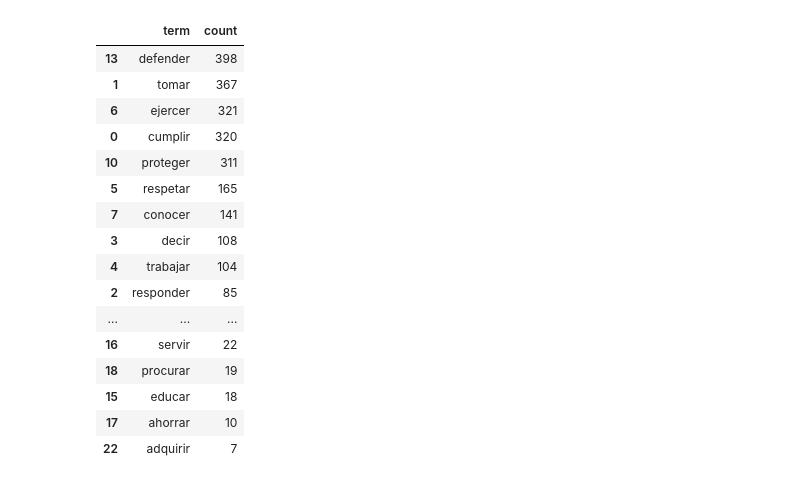
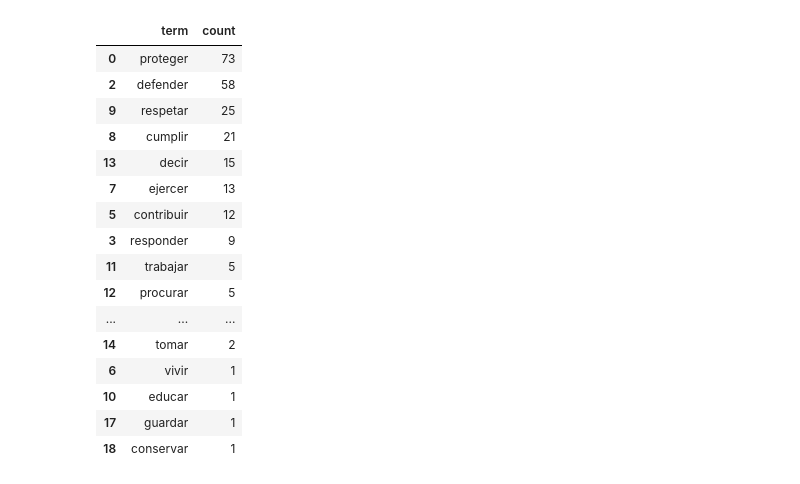
Before and after one commit to napb/PLN_Final, a Jupyter notebook: Tarea3.ipynb, the cells around one changed output. Drawn from its saved outputs; the diff is of its cells as text; code cells hidden in the pictures.

```diff
--- a/Tarea3.ipynb
+++ b/Tarea3.ipynb
@@ -37,4 +20,25 @@ def preprocess(institutions, concept_name):
 # %%
 institutions = pd.read_excel('data/ELA - Instituciones.xlsx')
-# %%
-nlp = spacy.load('es_core_news_sm')
+# %%
+def preprocess(df, concept = None, all_less_concept = None):
+  institutions = df
+  if concept is not None:
+    institutions = institutions[institutions["categoria"] == concept]
+
+  if all_less_concept is not None:
+    institutions = institutions[institutions["categoria"] != all_less_concept]
+
+  institutions['fundamento'] = institutions['fundamento'].str.lower()
+  #institutions['fundamento'] = institutions['fundamento'].apply(lambda x: re.sub("[0-9]", '', x))
+  institutions['fundamento'] = institutions['fundamento'].str.translate(str.maketrans(' ', ' ', string.punctuation))
+  institutions['fundamento'] = institutions['fundamento'].str.strip()
+  institutions['fundamento'] = institutions['fundamento'].str.replace('\n', ' ')
+  institutions['fundamento'] = institutions['fundamento'].str.replace('  ', ' ')
+  institutions['fundamento'] = institutions['fundamento'].str.replace('   ', ' ')
+  institutions['fundamento'] = institutions['fundamento'].str.replace('    ', ' ')
+  institutions['fundamento'] = institutions['fundamento'].str.replace('     ', ' ')
+
+  institutions = institutions[[len(str(x).split()) > 2 for x in institutions.fundamento]]
+  return institutions.reset_index(drop=True)
+# %%
+institutions_ffaa = preprocess(institutions, "Fuerzas Armadas")
@@ -44,8 +90,8 @@ nlp = spacy.load('es_core_news_sm')
 df = pd.DataFrame()
 l_derechos = []
 
-for ix in range(institutions.shape[0]):
-  texto = str(institutions.fundamento[ix]).lower()
+for ix in range(institutions_ffaa.shape[0]):
+  texto = str(institutions_ffaa.fundamento[ix]).lower()
   doc = nlp(texto)
   tokens = [word.orth_ for word in doc]
   tcounts1 = Counter(category for token in tokens for category in parse(token))
@@ -64,22 +110,22 @@ Wall time: 6min 33s
 # %%
-df_MFD_invir = pd.DataFrame.from_dict(Counter(l_derechos), orient = 'index').reset_index()
-df_MFD_invir = df_MFD_invir.rename(columns = {'index':'term', 0:'count'})
-df_MFD_invir.sort_values('count', ascending = False)[0:20]
+df_concept_ffaa = pd.DataFrame.from_dict(Counter(l_derechos), orient = 'index').reset_index()
+df_concept_ffaa = df_concept_ffaa.rename(columns = {'index' : 'term', 0 : 'count'})
+df_concept_ffaa.sort_values('count', ascending = False)[0:20]
 # %% [output]
 |  | term | count |
-| 13 | defender | 398 |
-| 1 | tomar | 367 |
-| 6 | ejercer | 321 |
-| 0 | cumplir | 320 |
-| 10 | proteger | 311 |
-| 5 | respetar | 165 |
-| 7 | conocer | 141 |
-| 3 | decir | 108 |
-| 4 | trabajar | 104 |
-| 2 | responder | 85 |
+| 0 | proteger | 73 |
+| 2 | defender | 58 |
+| 9 | respetar | 25 |
+| 8 | cumplir | 21 |
+| 13 | decir | 15 |
+| 7 | ejercer | 13 |
+| 5 | contribuir | 12 |
+| 3 | responder | 9 |
+| 11 | trabajar | 5 |
+| 12 | procurar | 5 |
 | ... | ... | ... |
-| 16 | servir | 22 |
-| 18 | procurar | 19 |
-| 15 | educar | 18 |
-| 17 | ahorrar | 10 |
-| 22 | adquirir | 7 |
+| 14 | tomar | 2 |
+| 6 | vivir | 1 |
+| 10 | educar | 1 |
+| 17 | guardar | 1 |
+| 18 | conservar | 1 |
```
Also changed, not shown: parts of 16 cells of this notebook.
